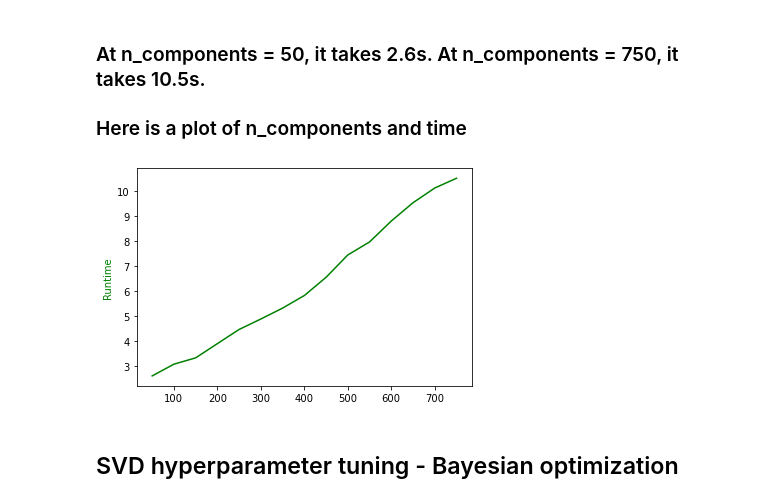
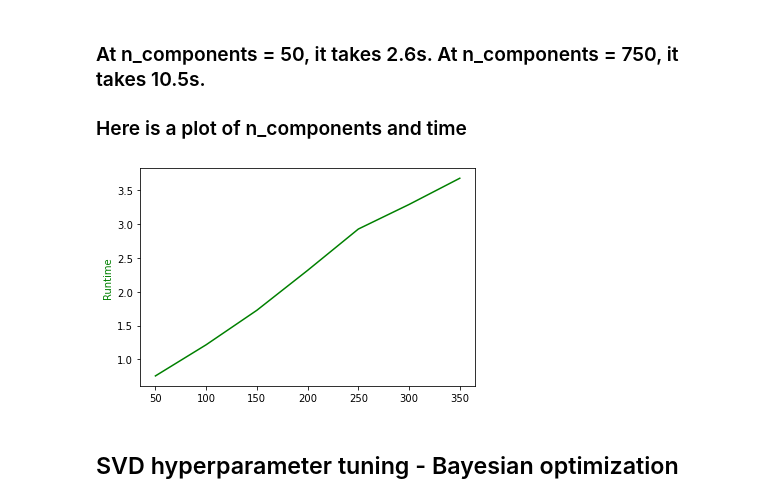
Before and after one commit to yessie-kim/classeek, a Jupyter notebook: collab_filtering.ipynb, the cells around one changed output. Drawn from its saved outputs; the diff is of its cells as text; code cells hidden in the pictures.

```diff
--- a/collab_filtering.ipynb
+++ b/collab_filtering.ipynb
@@ -173,0 +186,4 @@ Wall time: 418 ms
+# %%
+%%timeit
+user_input = np.random.choice(courses, size = 10, replace = False)
+pred, rmse = svd_based(csr, courses, user_input)
@@ -184,7 +202,7 @@ def svd_tune(df, num_factors, top_n = 10, random_state=42):
     user_idx = -1
     rmse_list = []
     for i in range(100):
-        user_input = np.random.choice(subcat, size = 10, replace = False)
+        user_input = np.random.choice(courses, size = 10, replace = False)
         uc_mat, courses = concat_user_input_and_convert_to_csr(df, user_input)
 
         # SVD
@@ -258,8 +276,12 @@ def svd_time(df, num_factors, top_n = 10, random_state=42):
     user_idx = -1
     rmse_list = []
     for i in range(10):
-        user_input = np.random.choice(subcat, size = 10, replace = False)
-        uc_mat, courses = concat_user_input_and_convert_to_csr(df, user_input)
+        user_input = np.random.choice(courses, size = 10, replace = False)
+
+        user_row = np.isin(courses, user_input)
+        uc_mat = vstack([csr, user_row]).tocsr()
+
+        user_idx = -1
 
         # SVD
         svd = TruncatedSVD(n_components = num_factors, random_state = random_state)
@@ -300,7 +322,7 @@ def svd_time(df, num_factors, top_n = 10, random_state=42):
     return None
 # %%
 import time
-x = np.arange(50, 800, 50)
+x = np.arange(50, 400, 50)
 runtime_list = []
 for num in x:
     start = time.process_time()
@@ -330,15 +344,15 @@ for num in x:
 # %%
 import matplotlib.pyplot as plt
 import seaborn as sns
 fig, ax1 = plt.subplots()
 
-x = np.arange(50, 800, 50)
+x = np.arange(50, 400, 50)
 ax1.plot(x, runtime_list, color = 'green')
 ax1.set_ylabel('Runtime', color = 'green')
 
 plt.show()
 # %% [output]
-[figure, old version]
+[figure, new version]
 # %% [markdown]
 ## SVD hyperparameter tuning - Bayesian optimization
 # %%
```
Also changed, not shown: parts of 26 cells of this notebook.
